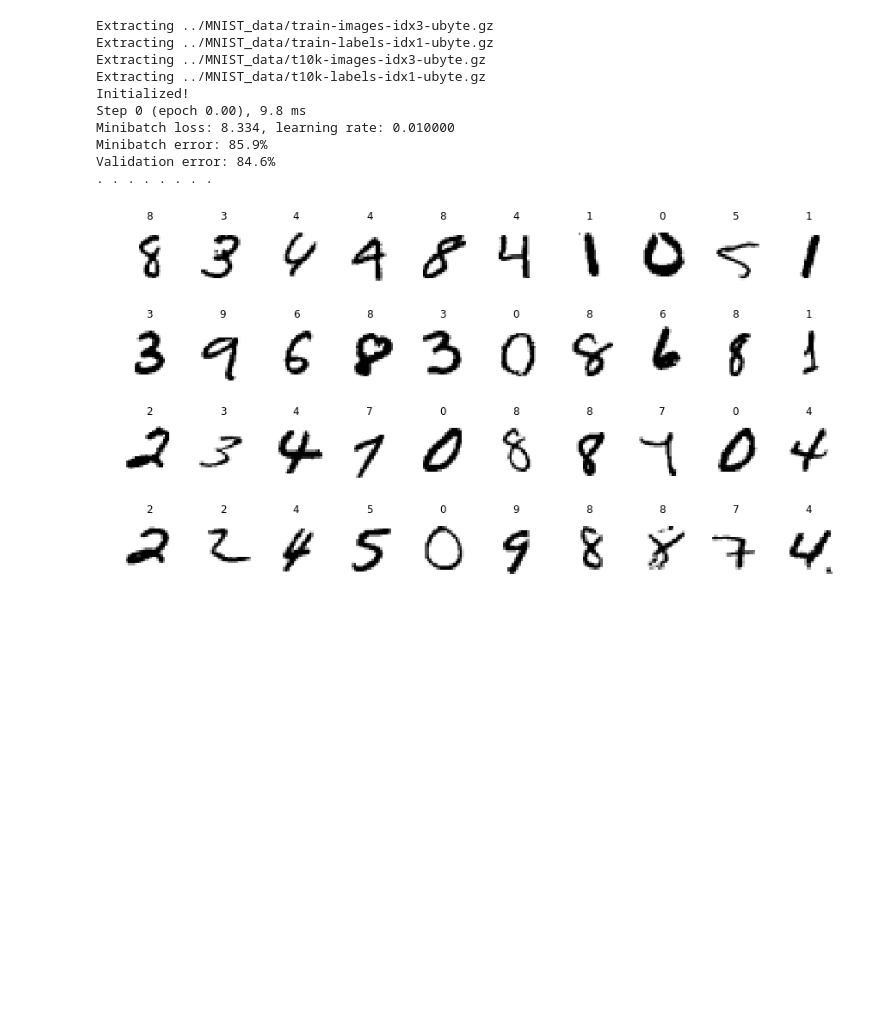
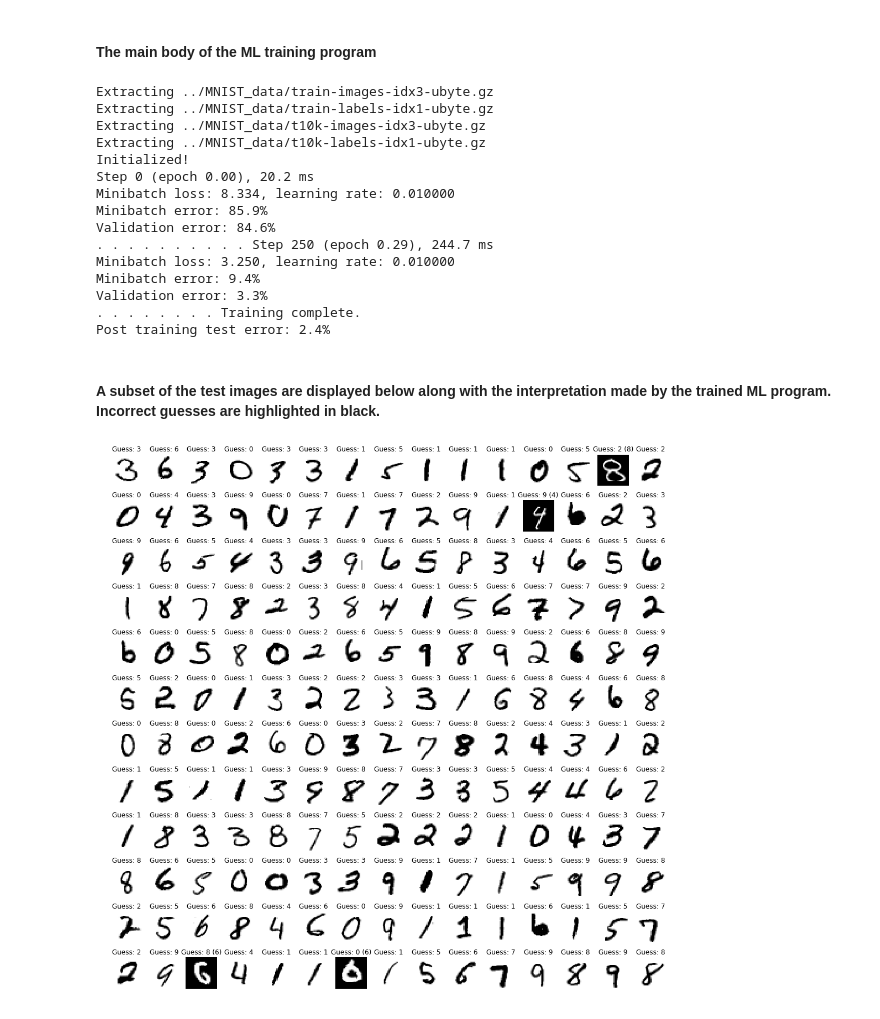
Before and after one commit to simonhkswan/mnist-example, a Jupyter notebook: MNIST Tutorial.ipynb, the cells around one changed output. Drawn from its saved outputs; the diff is of its cells as text; code cells hidden in the pictures; blank space fills up the shorter version.

Commit message:
added some examples images to the MNIST evaluation program

```diff
--- a/MNIST Tutorial.ipynb
+++ b/MNIST Tutorial.ipynb
@@ -28,7 +33,7 @@ NUM_LABELS = 10
 VALIDATION_SIZE = 5000  # Size of the validation set.
 SEED = 66478  # Set to None for random seed.
 BATCH_SIZE = 64
-NUM_EPOCHS = 1
+NUM_EPOCHS = 0.5
 EVAL_BATCH_SIZE = 64
 EVAL_FREQUENCY = 250  # Number of steps between evaluations.
 
@@ -96,8 +103,9 @@ def error_rate(predictions, labels):
       100.0 *
       numpy.sum(numpy.argmax(predictions, 1) == labels) /
       predictions.shape[0])
+# %% [markdown]
+#### The main body of the ML training program
 # %%
-# Main training program
 # Get the data.
 train_data_filename = maybe_download('train-images-idx3-ubyte.gz')
 train_labels_filename = maybe_download('train-labels-idx1-ubyte.gz')
@@ -253,12 +261,13 @@ def eval_in_batches(data, sess):
 
 # Create a local session to run the training.
 start_time = time.time()
-with tf.Session() as sess:
-    # Run all the initializers to prepare the trainable parameters.
-    tf.global_variables_initializer().run()
-    print('Initialized!')
-    # Loop through training steps.
-    for step in xrange(int(num_epochs * train_size) // BATCH_SIZE):
+
+sess = tf.InteractiveSession()
+# Run all the initializers to prepare the trainable parameters.
+tf.global_variables_initializer().run()
+print('Initialized!')
+# Loop through training steps.
+for step in xrange(int(num_epochs * train_size) // BATCH_SIZE):
       # Compute the offset of the current minibatch in the data.
       # Note that we could use better randomization across epochs.
       offset = (step * BATCH_SIZE) % (train_size - BATCH_SIZE)
@@ -287,30 +296,46 @@ with tf.Session() as sess:
         sys.stdout.flush()
       if step % 25 == 0:
             print('.', end=' ')
-    # Finally print the result!
-    test_error = error_rate(eval_in_batches(test_data, sess), test_labels)
-    print('Training complete.\nPost training test error: %.1f%%' % test_error)
+# Finally print the result!
+test_error = error_rate(eval_in_batches(test_data, sess), test_labels)
+print('Training complete.\nPost training test error: %.1f%%' % test_error)
 # %% [output]
 Extracting ../MNIST_data/train-images-idx3-ubyte.gz
 Extracting ../MNIST_data/train-labels-idx1-ubyte.gz
 Extracting ../MNIST_data/t10k-images-idx3-ubyte.gz
 Extracting ../MNIST_data/t10k-labels-idx1-ubyte.gz
 Initialized!
-Step 0 (epoch 0.00), 9.8 ms
+Step 0 (epoch 0.00), 20.2 ms
 Minibatch loss: 8.334, learning rate: 0.010000
 Minibatch error: 85.9%
 Validation error: 84.6%
-. . . . . . . .
+. . . . . . . . . . Step 250 (epoch 0.29), 244.7 ms
+Minibatch loss: 3.250, learning rate: 0.010000
+Minibatch error: 9.4%
+Validation error: 3.3%
+. . . . . . . . Training complete.
+Post training test error: 2.4%
+# %%
+#Use trained data set to interpret the images.
+interp = numpy.argmax(eval_in_batches(test_data,sess),1)
+# %% [markdown]
+#### A subset of the test images are displayed below along with the interpretation made by the trained ML program. Incorrect guesses are highlighted in black.
 # %%
 plt.clf
-fig, axes=(ax1,ax2) = plt.subplots(4,10,figsize=(15,8))
-plt.set_cmap("binary")
+fig, axes=(ax1,ax2) = plt.subplots(12,15,figsize=(18,18))
+
 for x in axes:
     for ax in x:
         i = rd.randint(0,10000)
+        if test_labels[i] != interp[i]:
+            plt.set_cmap("gray")
+            correct = " ("+str(test_labels[i])+")"
+        else:
+            plt.set_cmap("binary")
+            correct =''
         ax.imshow(test_data[i,:,:,0])
-        ax.set_title(test_labels[i])
+        ax.set_title("Guess: "+str(interp[i])+correct)
         ax.axis("off")
 plt.show()
 # %% [output]
-[figure, old version]
+[figure, new version]
```
Also changed, not shown: parts of 3 cells of this notebook, 1 other file.
